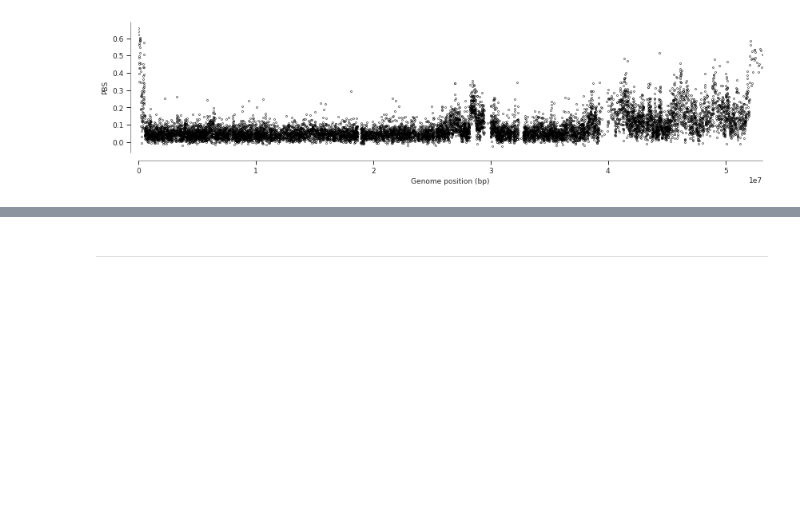
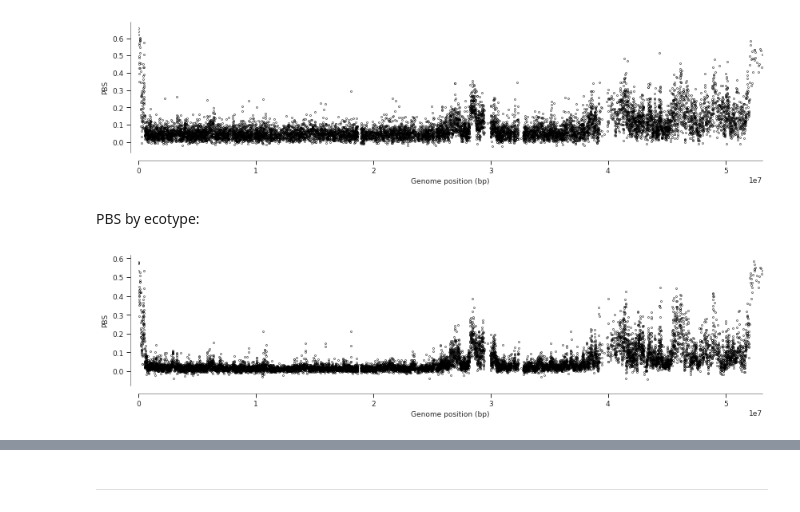
Before and after one commit to randomxsk8/notebooks, a Jupyter notebook: 09202019_selection_PBS.ipynb, the cells around one changed output, grey strips where cells are left out. Cells and saved outputs as stored; diff of their text form; code cells hidden in the pictures; blank space fills up the shorter version.

```diff
--- a/09202019_selection_PBS.ipynb
+++ b/09202019_selection_PBS.ipynb
@@ -24,6 +9,3 @@ ann
-# %%
-pos = {chrom: callset[chrom]['variants/POS'][:] for chrom in contigs}
-pos
 # %% [markdown]
 ----------------------------------------------
 # %%
@@ -92,3 +61,9 @@ pbs_plot('3R', 'GHcol', 'GHgam', 'GAgam')
 pbs_plot('3R', 'GNcol', 'GNgam', 'GAgam')
 # %% [output]
 [figure]
+# %% [markdown]
+PBS by ecotype:
+# %%
+pbs_plot('3R','GHcol', 'BFgam', 'FRgam')
+# %% [output]
+[figure, added]
```
Also changed, not shown: parts of 11 cells of this notebook, 3 other files.
